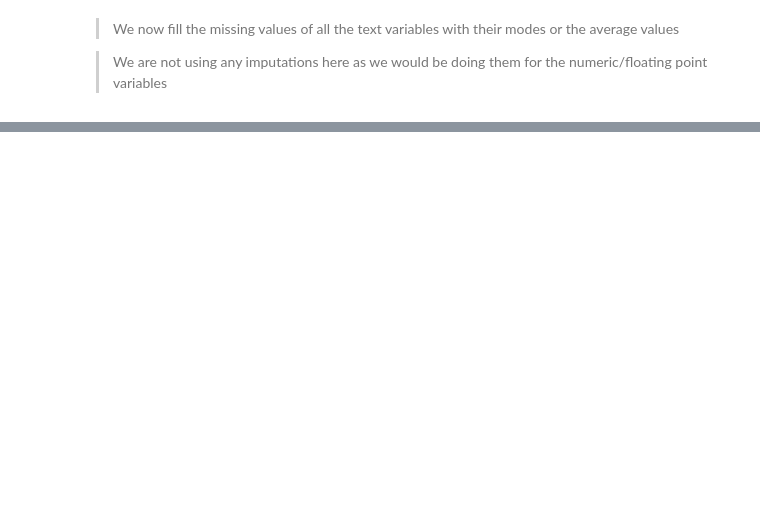
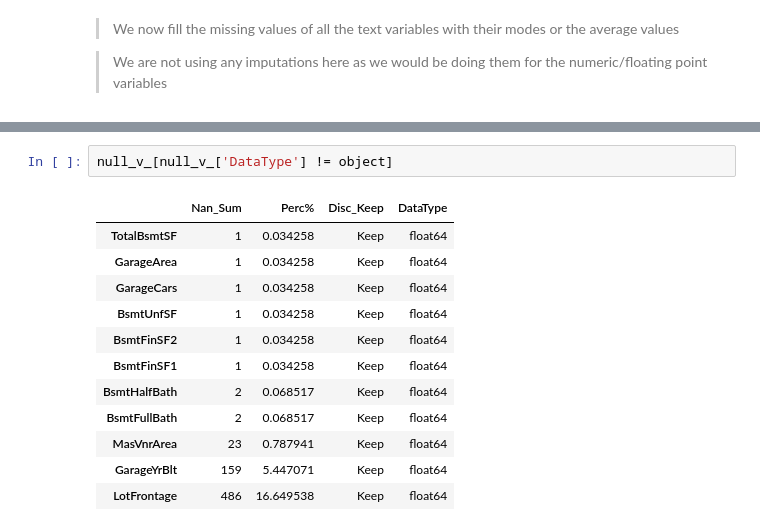
Before and after one commit to gopala-goyal/housing-prices-predictive-modelling, a Jupyter notebook: Housing_Prices_Prediction.ipynb, the cells around one changed output, grey strips where cells are left out. Drawn from its saved outputs; the diff is of its cells as text; blank space fills up the shorter version.

```diff
--- a/Housing_Prices_Prediction.ipynb
+++ b/Housing_Prices_Prediction.ipynb
@@ -269,0 +216,15 @@ hp_tr_te['SaleType'].mode()[0]
+# %%
+null_v_[null_v_['DataType'] != object]
+# %% [output]
+|  | Nan_Sum | Perc% | Disc_Keep | DataType |
+| TotalBsmtSF | 1 | 0.034258 | Keep | float64 |
+| GarageArea | 1 | 0.034258 | Keep | float64 |
+| GarageCars | 1 | 0.034258 | Keep | float64 |
+| BsmtUnfSF | 1 | 0.034258 | Keep | float64 |
+| BsmtFinSF2 | 1 | 0.034258 | Keep | float64 |
+| BsmtFinSF1 | 1 | 0.034258 | Keep | float64 |
+| BsmtHalfBath | 2 | 0.068517 | Keep | float64 |
+| BsmtFullBath | 2 | 0.068517 | Keep | float64 |
+| MasVnrArea | 23 | 0.787941 | Keep | float64 |
+| GarageYrBlt | 159 | 5.447071 | Keep | float64 |
+| LotFrontage | 486 | 16.649538 | Keep | float64 |
```
Also changed, not shown: parts of 20 cells of this notebook, 1 other file.
